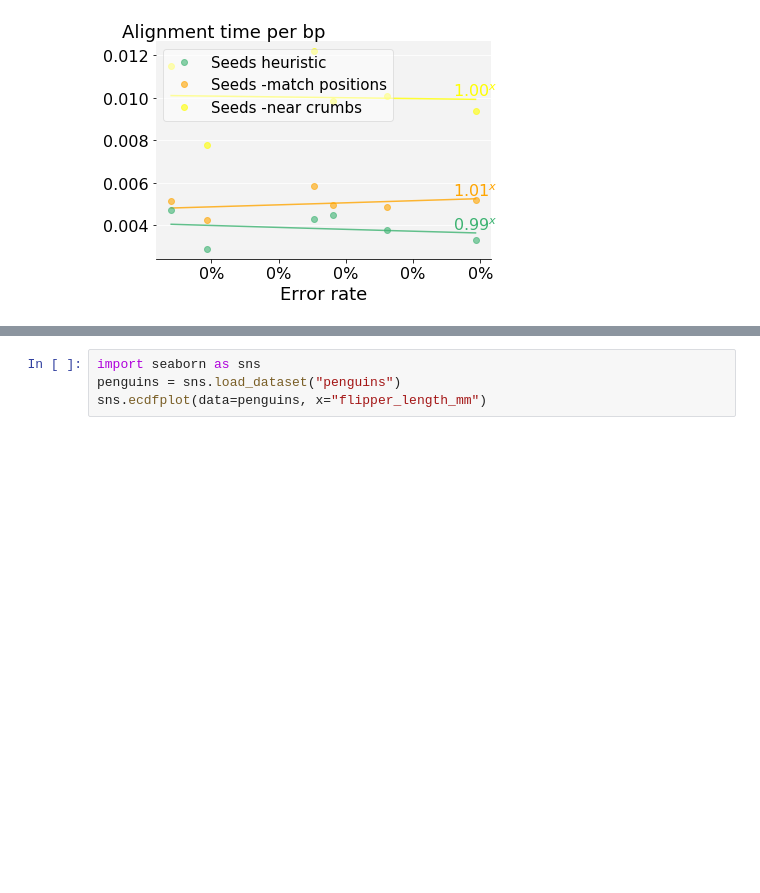
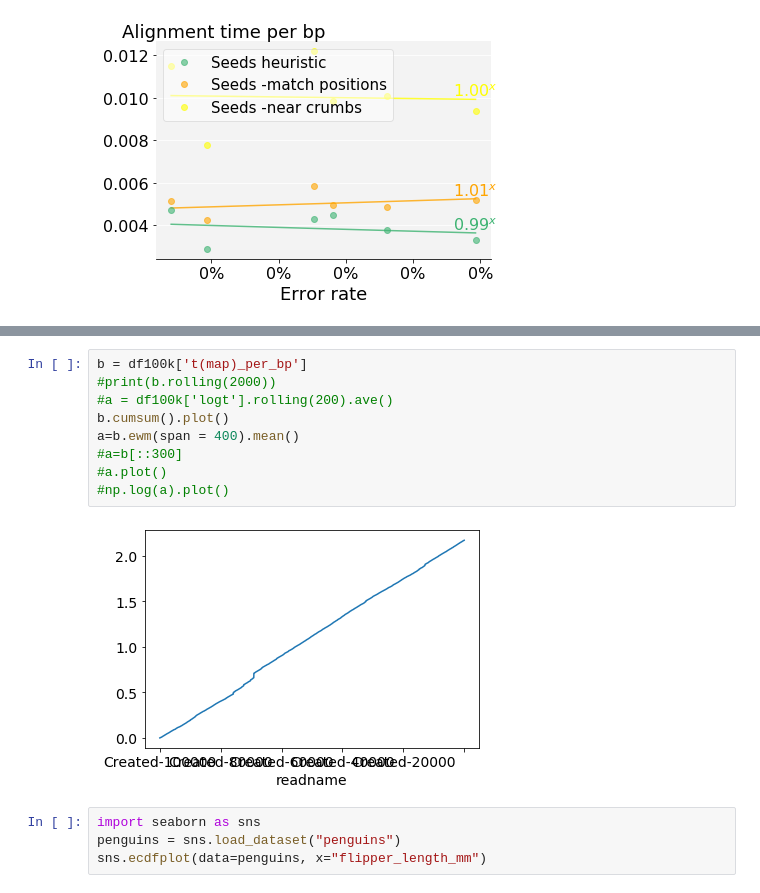
Before and after one commit to eth-sri/astarix, a Jupyter notebook: evals/astar_vs_dijkstra.ipynb, the cells around one changed output, grey strips where cells are left out. Drawn from its saved outputs; the diff is of its cells as text; blank space fills up the shorter version.

```diff
--- a/evals/astar_vs_dijkstra.ipynb
+++ b/evals/astar_vs_dijkstra.ipynb
@@ -484,3 +522,14 @@ import seaborn as sns
+# %%
+b = df100k['t(map)_per_bp']
+#print(b.rolling(2000))
+#a = df100k['logt'].rolling(200).ave()
+b.cumsum().plot()
+a=b.ewm(span = 400).mean()
+#a=b[::300]
+#a.plot()
+#np.log(a).plot()
+# %% [output]
+[figure, added]
 # %%
 import seaborn as sns
 penguins = sns.load_dataset("penguins")
```
Also changed, not shown: parts of 4 cells of this notebook, 5 other files.
